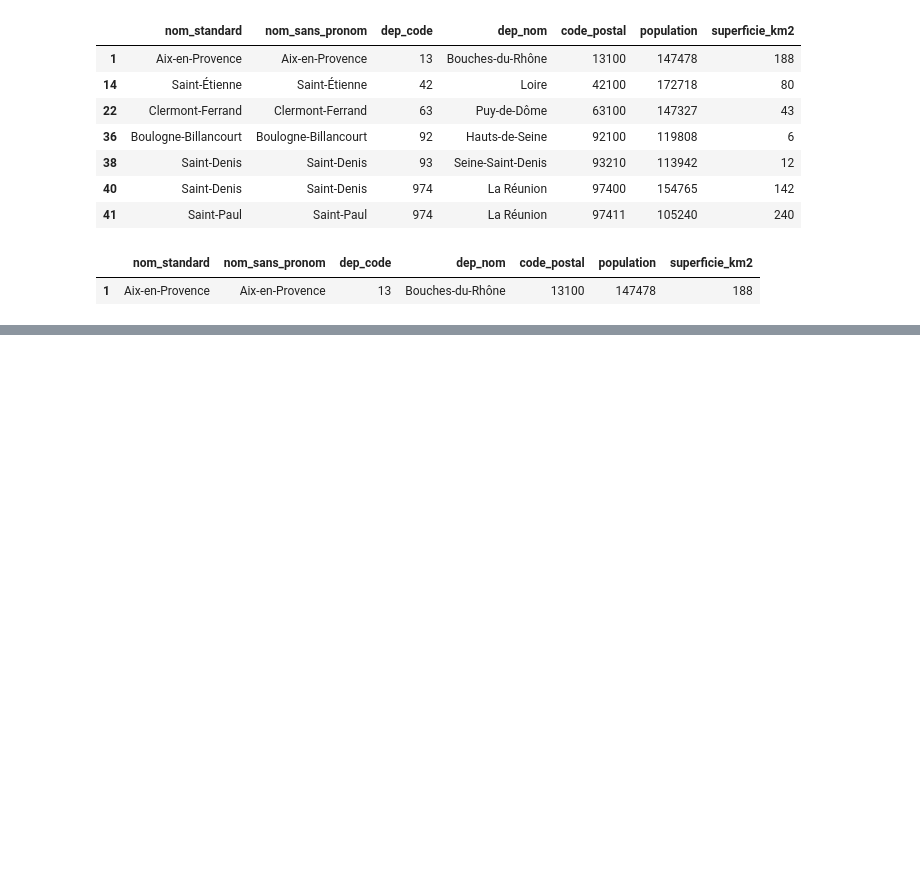
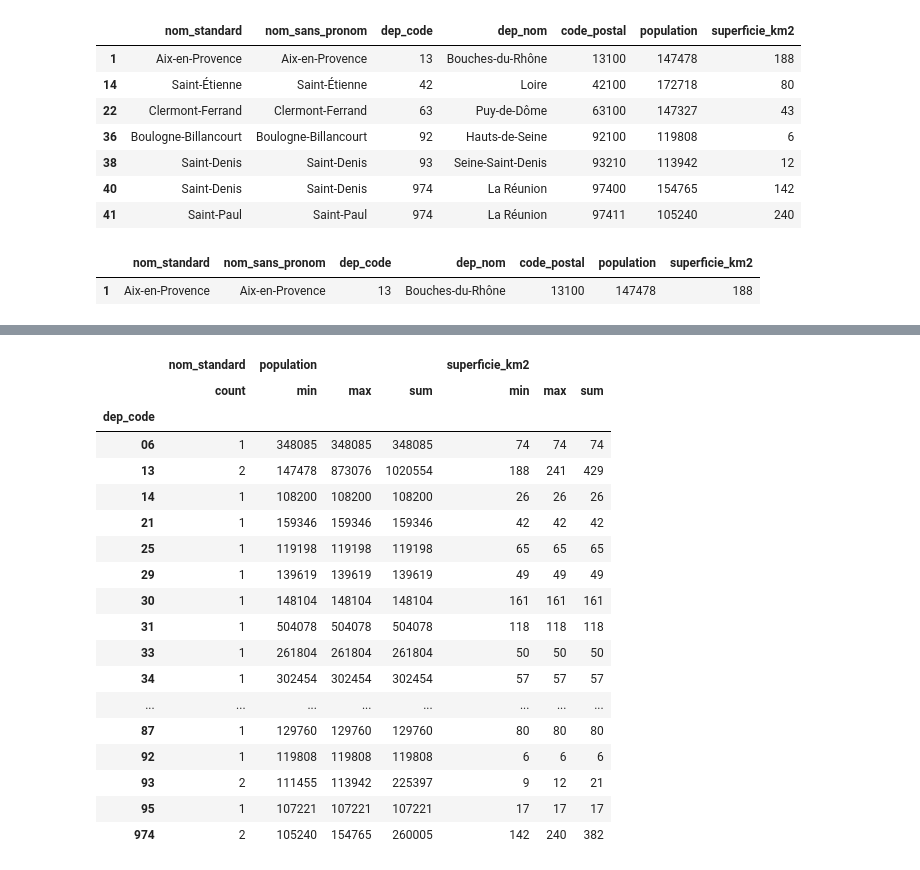
Before and after one commit to matthcol/python202606base, a Jupyter notebook: nb_fichiers.ipynb, the cells around one changed output, grey strips where cells are left out. Saved outputs shown, nothing was run; the diff lists cells and outputs as text; code cells hidden in the pictures; blank space fills up the shorter version.

```diff
--- a/nb_fichiers.ipynb
+++ b/nb_fichiers.ipynb
@@ -434,0 +464,28 @@ villes.loc[villes.nom_standard.str.contains(r"(?:[^-]+-[^-]+){2,}")]
+# %%
+stat_funcs = ['min', 'max', 'sum']
+stat_by_dep = villes.groupby('dep_code').agg({
+    'nom_standard': 'count',
+    'population': stat_funcs,
+    'superficie_km2': stat_funcs,
+})
+stat_by_dep
+# %% [output]
+|  | nom_standard | population |  |  | superficie_km2 |  |  |
+|  | count | min | max | sum | min | max | sum |
+| dep_code |  |  |  |  |  |  |  |
+| 06 | 1 | 348085 | 348085 | 348085 | 74 | 74 | 74 |
+| 13 | 2 | 147478 | 873076 | 1020554 | 188 | 241 | 429 |
+| 14 | 1 | 108200 | 108200 | 108200 | 26 | 26 | 26 |
+| 21 | 1 | 159346 | 159346 | 159346 | 42 | 42 | 42 |
+| 25 | 1 | 119198 | 119198 | 119198 | 65 | 65 | 65 |
+| 29 | 1 | 139619 | 139619 | 139619 | 49 | 49 | 49 |
+| 30 | 1 | 148104 | 148104 | 148104 | 161 | 161 | 161 |
+| 31 | 1 | 504078 | 504078 | 504078 | 118 | 118 | 118 |
+| 33 | 1 | 261804 | 261804 | 261804 | 50 | 50 | 50 |
+| 34 | 1 | 302454 | 302454 | 302454 | 57 | 57 | 57 |
+| ... | ... | ... | ... | ... | ... | ... | ... |
+| 87 | 1 | 129760 | 129760 | 129760 | 80 | 80 | 80 |
+| 92 | 1 | 119808 | 119808 | 119808 | 6 | 6 | 6 |
+| 93 | 2 | 111455 | 113942 | 225397 | 9 | 12 | 21 |
+| 95 | 1 | 107221 | 107221 | 107221 | 17 | 17 | 17 |
+| 974 | 2 | 105240 | 154765 | 260005 | 142 | 240 | 382 |
```
Also changed, not shown: parts of 47 cells of this notebook, 2 other files.
